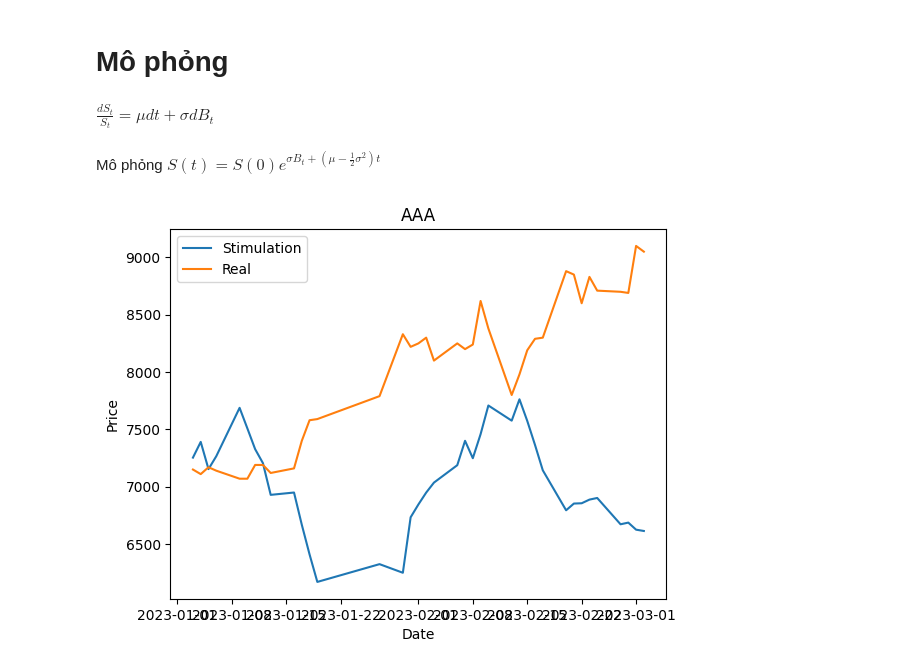
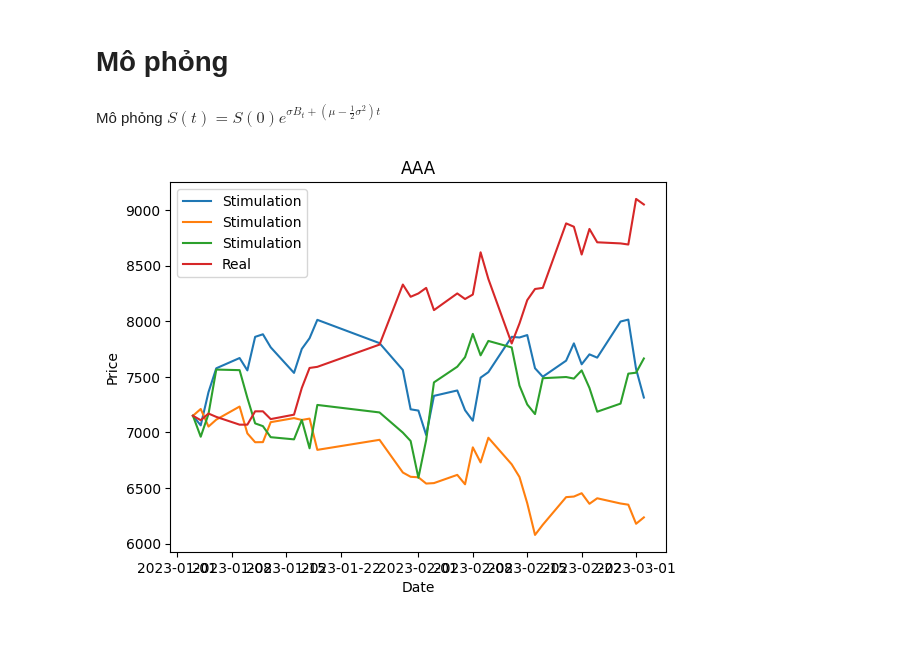
Before and after one commit to khanhtrinh2003/Financial-mathematics, a Jupyter notebook: tren_lop.ipynb, the cells around one changed output. Saved outputs shown, nothing was run; the diff lists cells and outputs as text; code cells hidden in the pictures; blank space fills up the shorter version.

```diff
--- a/tren_lop.ipynb
+++ b/tren_lop.ipynb
@@ -43,5 +43,3 @@ mu là 0.0006202306869486137
 sigma là 0.024718921516349933
 # %% [markdown]
 # Mô phỏng
-# %% [markdown]
-$\frac{dS_t}{S_t}=\mu dt+\sigma dB_t$
@@ -51,17 +46,18 @@ mu_dt = mu*np.ones(so_lan)
 # %% [markdown]
 Mô phỏng $S(t)=S(0)e^{\sigma B_t+(\mu-\frac12 \sigma^2)t}$
 # %%
-sigma_Bt = sigma*np.random.randn(so_lan)
-mu_t = (mu-0.5*sigma**2)*np.ones(so_lan)
-sti = np.cumprod(np.exp(sigma_Bt+mu_t))
+so_kich_ban = 3
+sigma_Bt = sigma*np.cumsum(np.random.randn(so_kich_ban,so_lan),axis=1)
+mu_t = (mu-0.5*sigma**2)*np.cumsum(np.ones(shape=(so_kich_ban,so_lan)),axis=1)
+sti = np.exp(pd.DataFrame(sigma_Bt+mu_t).T.shift(1).fillna(0))
 S0 = vn_df[0] # Giá ban đầu
 # %%
-plt.plot(vn_df.index,S0*sti, label="Stimulation")
+plt.plot(vn_df.index,sti*S0, label="Stimulation")
 plt.plot(vn_df,label="Real")
 plt.legend()
 plt.title(f"{ticker}")
 plt.ylabel("Price")
 plt.xlabel("Date")
 plt.show()
 # %% [output]
-[figure, old version]
+[figure, new version]
```
Also changed, not shown: parts of 1 cell of this notebook.
